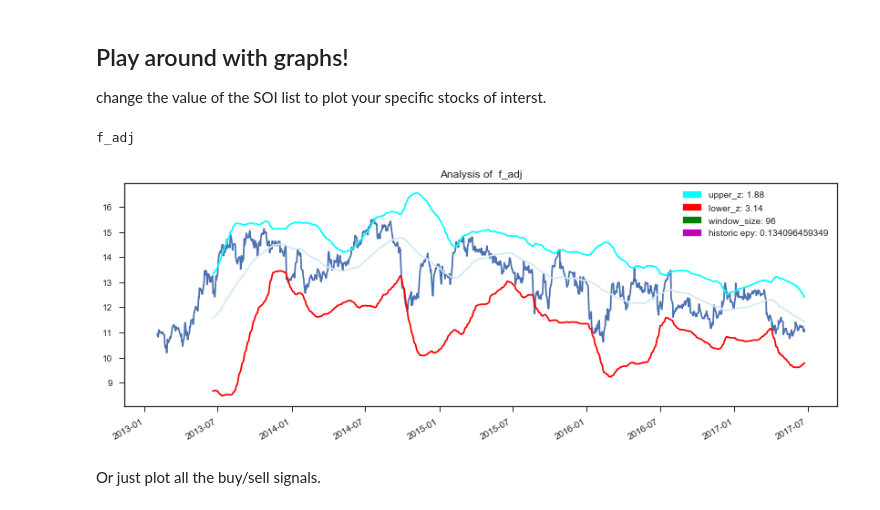
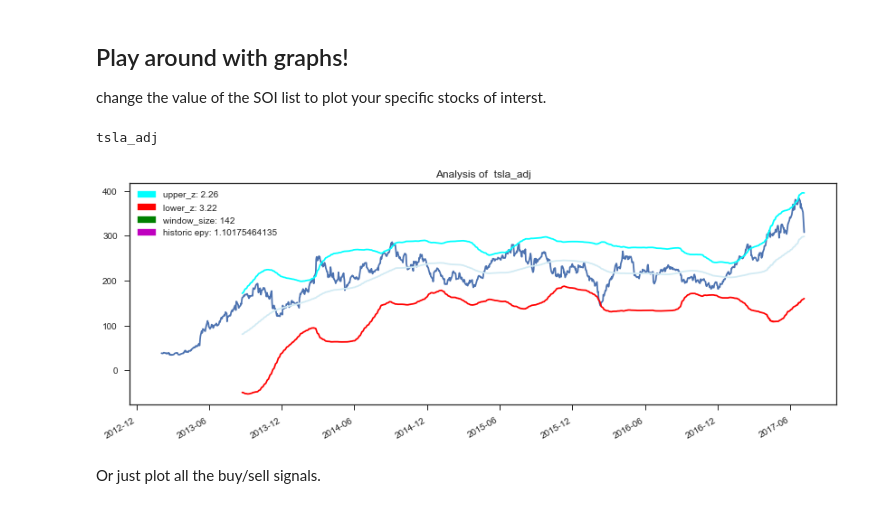
Before and after one commit to momonala/quantitative_finance, a Jupyter notebook: exploratory_analysis.ipynb, the cells around one changed output. Saved outputs shown, nothing was run; the diff lists cells and outputs as text; code cells hidden in the pictures.

```diff
--- a/exploratory_analysis.ipynb
+++ b/exploratory_analysis.ipynb
@@ -143,8 +145,8 @@ merge the newly scraped data into the old database
 add_stocks = False #toggle
 
 if add_stocks == True:
-    temp = pd.read_csv('stocks_temp.csv')  #new stocks to add into databse of stocks df
-    df = pd.read_csv('stocks.csv') #full database of stocks
+    temp = pd.read_csv('../data/stocks_temp.csv')  #new stocks to add into databse of stocks df
+    df = pd.read_csv('../data/stocks.csv') #full database of stocks
     for i, temp_col in enumerate(temp.columns): #compare new data and old to find unadded stocks
         if i >= 2:
             if temp_col not in df.columns:
@@ -159,11 +161,11 @@ if add_stocks == True:
 
     if merge == True:
         contin = df.drop(['Unnamed: 0'], axis=1)
-        contin.to_csv('stocks_copy.csv') #contingecy
+        contin.to_csv('../data/stocks_copy.csv') #contingecy
         temp = temp.drop(temp.columns[[1]], axis=1) #drop date to avoid duplicate
         df = pd.merge(df, temp, on='Unnamed: 0')
         df = df.drop(['Unnamed: 0'], axis=1) #drop null column
-        df.to_csv('stocks.csv')
+        df.to_csv('../data/stocks.csv')
         print df.head(2)
     elif merge == False:
         print 'nothing to merge, data up to date'
@@ -191,7 +193,7 @@ On exisitng stocks.
 # %%
 current_date = str(datetime.now()+ timedelta(days=-1))[0:10]  #grab data till yesterday
 curr_dt = datetime.strptime(current_date, "%Y-%m-%d")
-temp = pd.read_csv('stocks.csv')
+temp = pd.read_csv('data/stocks.csv')
 last_date = temp['Date'][0] #last date on from old stock scrape
 
 def add_one_day(old_day): #function to add one day to date - avoid overlapping dates
@@ -239,7 +241,7 @@ if current_date > last_date: #new data to add
     cols.insert(0, cols.pop(cols.index('Date'))) # move Date to head of list using index, pop and insert
     df = df.ix[:, cols]
     df = df.sort_index(ascending=True)
-    df.to_csv('stocks_temp.csv') #for safe keeping :)
+    df.to_csv('data/stocks_temp.csv') #for safe keeping :)
 
     print df.tail(2) #spot check
     print df.head(2)
@@ -254,12 +272,12 @@ data up to date!
 get ready for processing
 # %%
 #Create DataFrame with basic stats values
-hyperpath = 'C:\Users\mohit\Documents\Python\data_science\stocks\hyper'
-smallsubset = True #smaller group of stocks for unit testing
+hyperpath = 'C:\Users\mohit\Documents\Python\data_science\quant_finance\hyper'
+smallsubset = False #smaller group of stocks for unit testing
 
 names = ['Date'] + names #add date for indexing
-df = pd.read_csv('stocks.csv') #so we can edit with modularity, don't need to pull Yahoo Finance values from the web
-df = df.drop(['Unnamed: 0'], axis=1) #init DF
+df = pd.read_csv('data/stocks_temp.csv') #so we can edit with modularity, don't need to pull Yahoo Finance values from the web
+#df = df.drop(['Unnamed: 0'], axis=1) #init DF
 if smallsubset == True:
     for i, name in enumerate(names):
         if name!='Date':
@@ -544,7 +561,6 @@ no need, hyperparameters tuned
 The numbers are crunched. Lets plot probability density functions of hyperparameters and rank results.
 # %%
 independent = 'earnings_per_year' #independent variable to analyze on
-hyperpath = 'C:\Users\mohit\Documents\Python\data_science\stocks\hyper'
 plotEach = False
 plotFinal = True
 epy_std_thresh = 0.15 #std dev threshold of earnings per year % that must be exceed to warrant drop
@@ -559,7 +575,7 @@ cols = [u'window_size', #0
         u'trades_per_year',#7
         u'earnings_per_year']#8
 trades_list = np.empty((0,9))
-#t_cols = [u'window_size', u'up_z', u'low_z', u'earnings_per_year'] #top.columns
+t_cols = [u'window_size', u'up_z', u'low_z', u'earnings_per_year'] #top.columns
 soi_list = []
 
 for i, SOI in enumerate(df.columns):
@@ -650,7 +666,7 @@ if plotFinal == True:
 
     plt.show()
 
-trades.to_csv('trades.csv') #for safe keeping :)
+trades.to_csv('data/trades.csv') #for safe keeping :)
 print trades.describe()
 trades.head(10)
 # %% [output]
@@ -862,14 +879,14 @@ def plot_stocks(stock_list):
 
 change the value of the SOI list to plot your specific stocks of interst.
 # %%
-SOI = ['f']
+SOI = ['tsla']
 #peek_raw_data(SOI);
 #check_score_simple(SOI);
 #check_top_results(SOI);
 plot_stocks(SOI)
 # %% [output]
-f_adj
+tsla_adj
-[figure, old version]
+[figure, new version]
 # %% [markdown]
 Or just plot all the buy/sell signals.
 # %%
```
Also changed, not shown: parts of 7 cells of this notebook, 8 other files.
